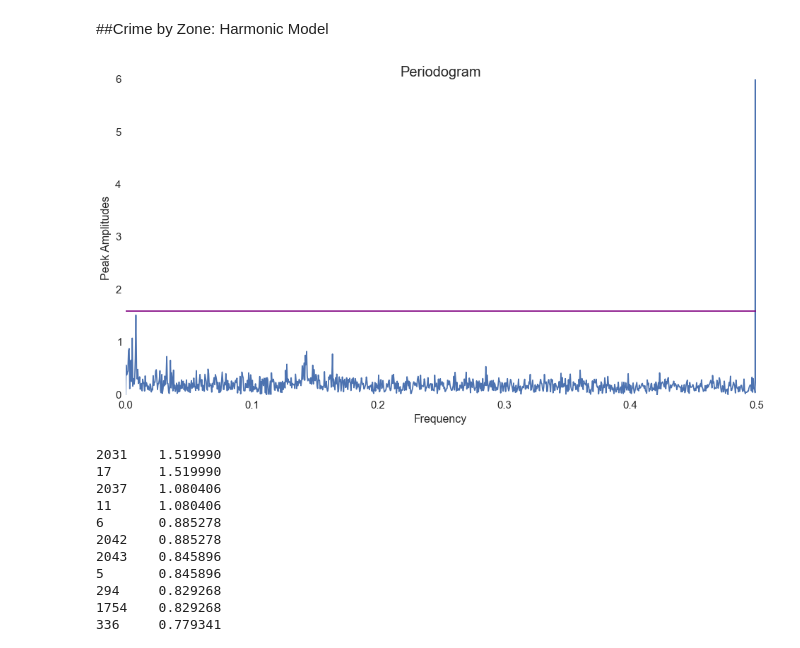
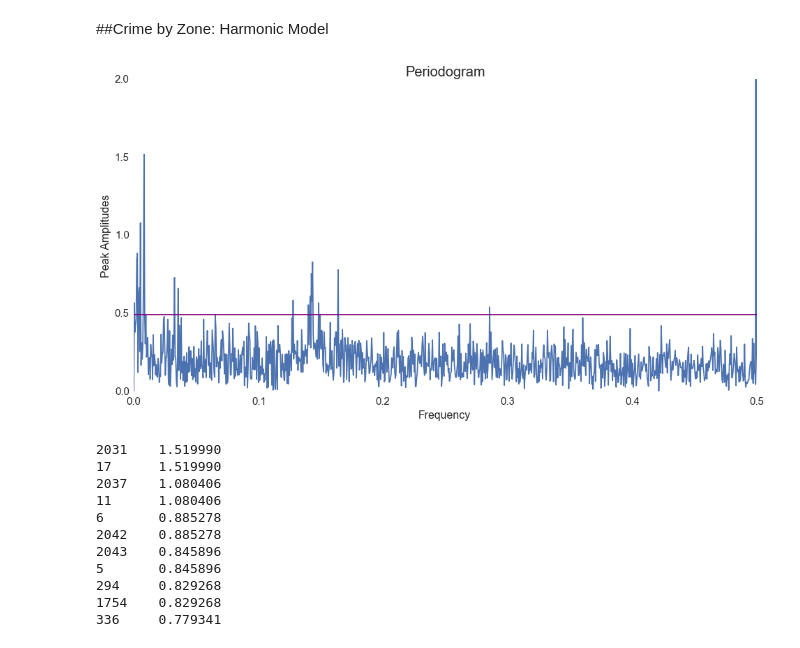
Before and after one commit to JeremyMMulcahey/Consulting_StartUp, a Jupyter notebook: StratchWork- Zone 3-Current Model Done.ipynb, the cells around one changed output. Drawn from its saved outputs; the diff is of its cells as text; code cells hidden in the pictures.

```diff
--- a/StratchWork- Zone 3-Current Model Done.ipynb
+++ b/StratchWork- Zone 3-Current Model Done.ipynb
@@ -154,15 +154,15 @@ peakDF = harmonicDF.filter(regex='peakAmp1')
 # %%
 figure = plt.figure(figsize = (16,8))
 plt.plot(harmonicDF['freq'], harmonicDF['peakAmp1'])
-plt.ylim(0,6)
+plt.ylim(0,2)
 plt.xlim(0,.5)
-plt.axhline(1.6,0, color='purple')
+plt.axhline(.49,0, color='purple')
 plt.ylabel('Peak Amplitudes', fontsize = 16)
 plt.xlabel('Frequency', fontsize = 16)
 plt.tick_params(axis='both', labelsize=15)
 plt.title('Periodogram', fontsize = 20);
 # %% [output]
-[figure, old version]
+[figure, new version]
 # %%
 index = pd.date_range('2000-01-01', periods=5479, freq='D')
 waveDF = pd.DataFrame(mdates.date2num(index), columns=['time'])
```
Also changed, not shown: parts of 4 cells of this notebook.
